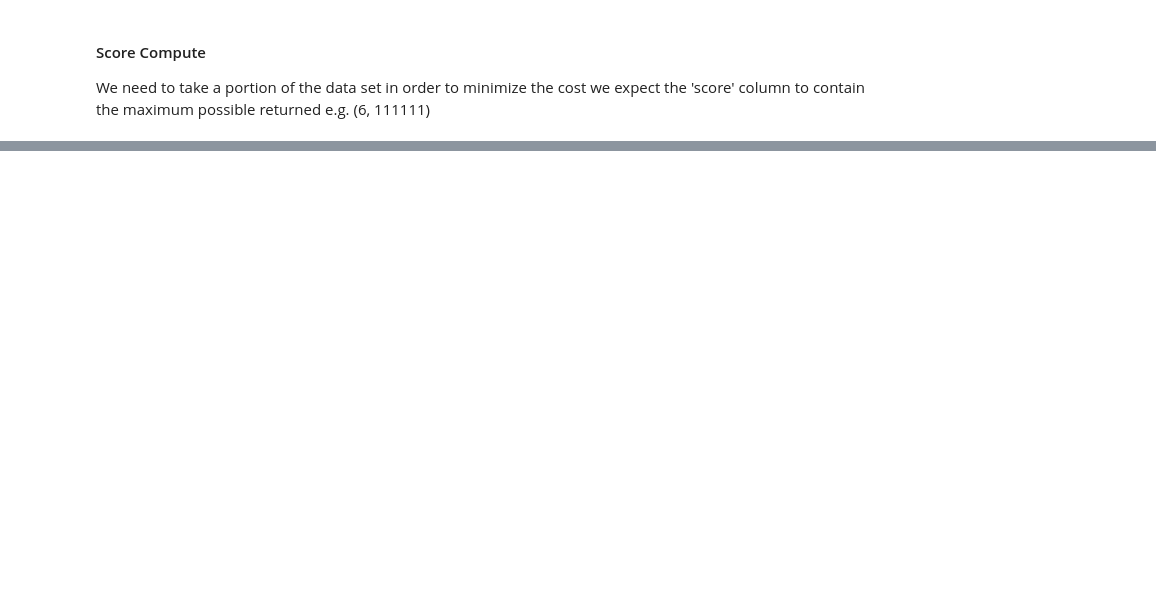
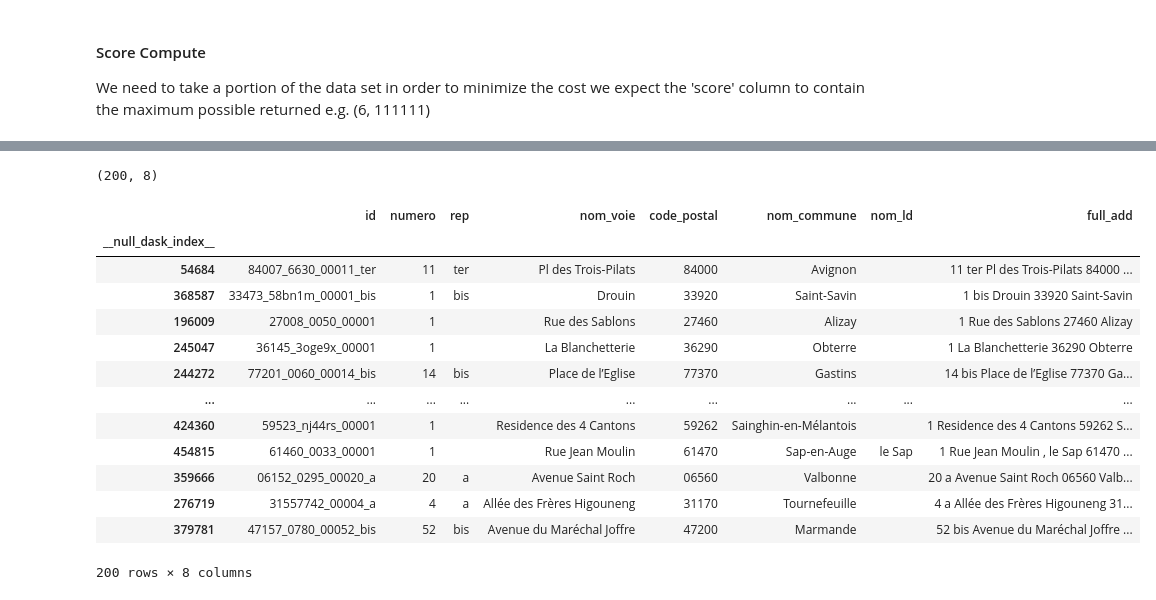
Before and after one commit to chaindatax/b4b, a Jupyter notebook: ficaba-test.ipynb, the cells around one changed output, grey strips where cells are left out. Cells and saved outputs as stored; diff of their text form; code cells hidden in the pictures; blank space fills up the shorter version.

```diff
--- a/ficaba-test.ipynb
+++ b/ficaba-test.ipynb
@@ -624,6 +599,25 @@ df_addresses.shape
 # %%
-df_test = df_addresses.sample(100).copy()
+df_test = df_addresses.sample(200).copy()
 df_test.shape
+# %% [output]
+(200, 8)
+# %%
+df_test.head(200)
+# %% [output]
+|  | id | numero | rep | nom_voie | code_postal | nom_commune | nom_ld | full_add |
+| __null_dask_index__ |  |  |  |  |  |  |  |  |
+| 54684 | 84007_6630_00011_ter | 11 | ter | Pl des Trois-Pilats | 84000 | Avignon |  | 11 ter Pl des Trois-Pilats 84000 ... |
+| 368587 | 33473_58bn1m_00001_bis | 1 | bis | Drouin | 33920 | Saint-Savin |  | 1 bis Drouin 33920 Saint-Savin |
+| 196009 | 27008_0050_00001 | 1 |  | Rue des Sablons | 27460 | Alizay |  | 1 Rue des Sablons 27460 Alizay |
+| 245047 | 36145_3oge9x_00001 | 1 |  | La Blanchetterie | 36290 | Obterre |  | 1 La Blanchetterie 36290 Obterre |
+| 244272 | 77201_0060_00014_bis | 14 | bis | Place de l’Eglise | 77370 | Gastins |  | 14 bis Place de l’Eglise 77370 Ga... |
+| ... | ... | ... | ... | ... | ... | ... | ... | ... |
+| 424360 | 59523_nj44rs_00001 | 1 |  | Residence des 4 Cantons | 59262 | Sainghin-en-Mélantois |  | 1 Residence des 4 Cantons 59262 S... |
+| 454815 | 61460_0033_00001 | 1 |  | Rue Jean Moulin | 61470 | Sap-en-Auge | le Sap | 1 Rue Jean Moulin , le Sap 61470 ... |
+| 359666 | 06152_0295_00020_a | 20 | a | Avenue Saint Roch | 06560 | Valbonne |  | 20 a Avenue Saint Roch 06560 Valb... |
+| 276719 | 31557742_00004_a | 4 | a | Allée des Frères Higouneng | 31170 | Tournefeuille |  | 4 a Allée des Frères Higouneng 31... |
+| 379781 | 47157_0780_00052_bis | 52 | bis | Avenue du Maréchal Joffre | 47200 | Marmande |  | 52 bis Avenue du Maréchal Joffre ... |
+200 rows × 8 columns
 # %%
 def score_row(_row : pd.Series) -> tuple[int, int]:
     _split_adr = Address(**chain.invoke({"address": row['full_add']}))
```
Also changed, not shown: parts of 15 cells of this notebook, 49 other files.
